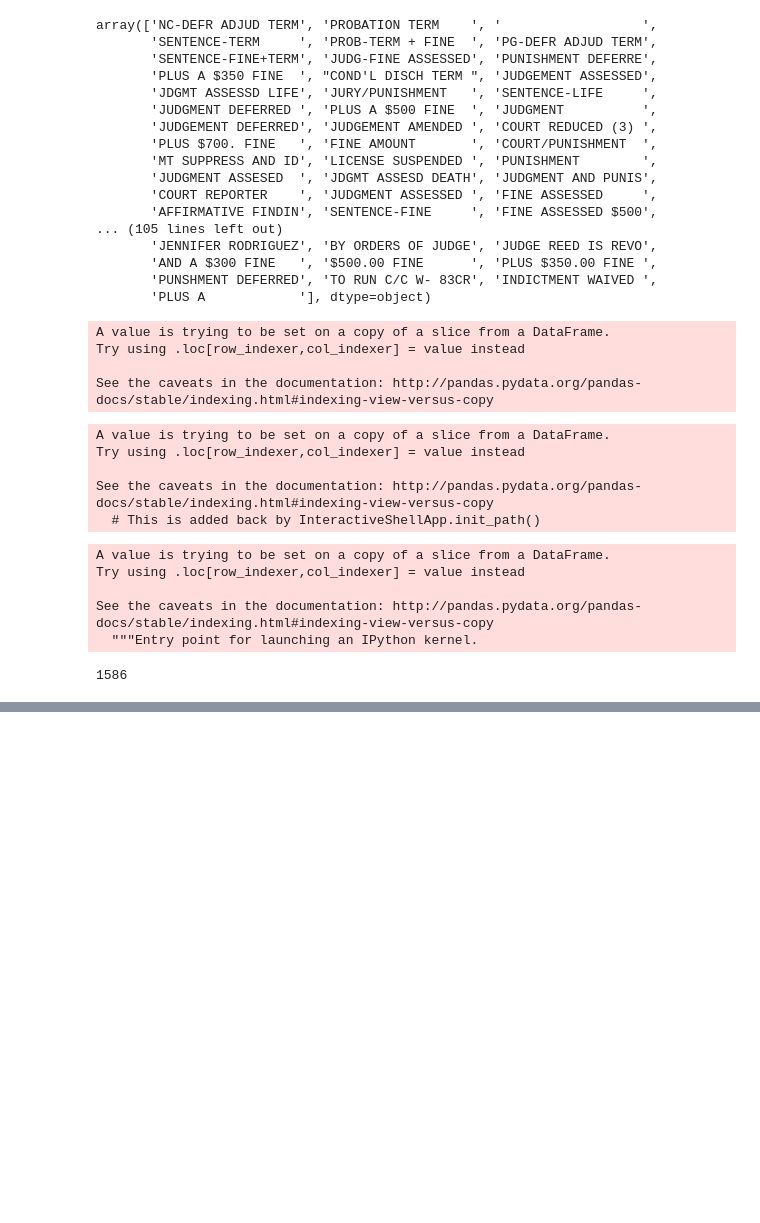
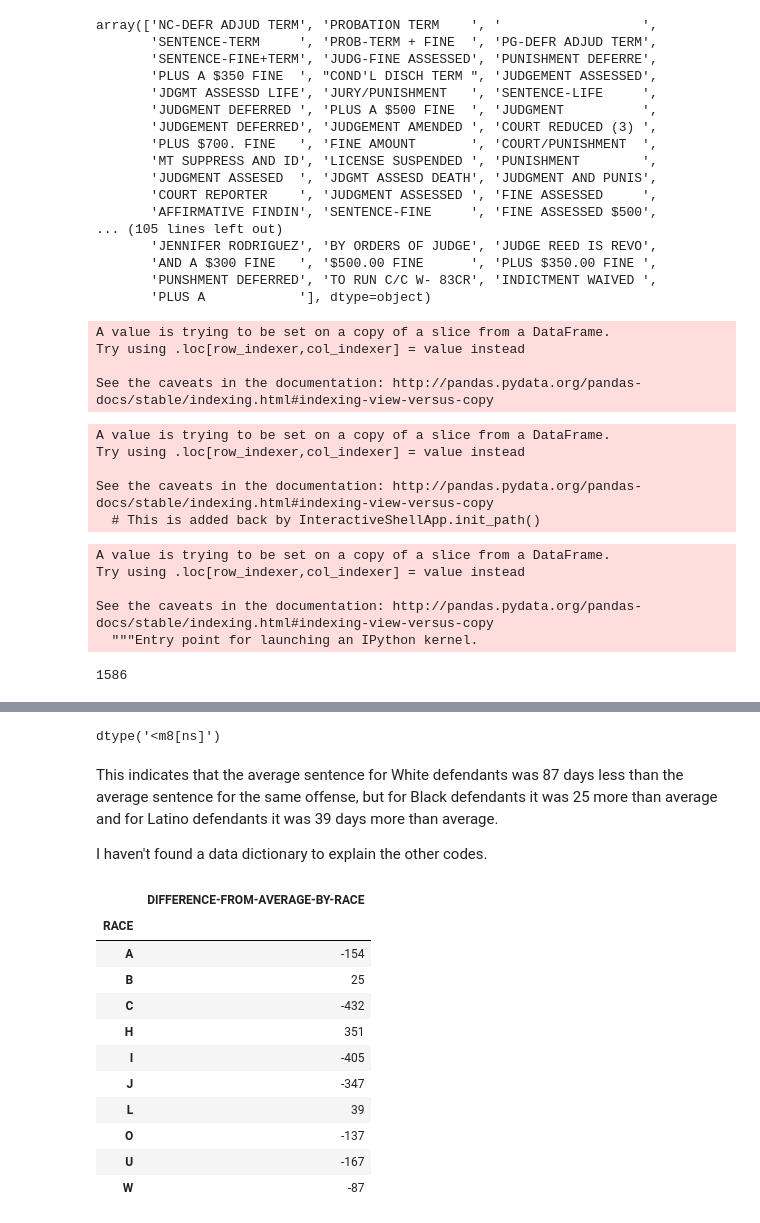
Before and after one commit to open-austin/complaint-map, a Jupyter notebook: notebooks/Bexar_sentences.ipynb, the cells around one changed output, grey strips where cells are left out. Cells and saved outputs as stored; diff of their text form; code cells hidden in the pictures; blank space fills up the shorter version.

```diff
--- a/notebooks/Bexar_sentences.ipynb
+++ b/notebooks/Bexar_sentences.ipynb
@@ -160,0 +169,4 @@ average_sentences = sentences[["OFFENSE-CODE","OFFENSE-DESC","ORIGINAL-SENTENCE"
+# %%
+sentences_with_average["AVERAGE-SENTENCE-FOR-CODE"].dtype
+# %% [output]
+dtype('<m8[ns]')
@@ -160,0 +183,4 @@ average_sentences = sentences[["OFFENSE-CODE","OFFENSE-DESC","ORIGINAL-SENTENCE"
+# %% [markdown]
+This indicates that the average sentence for White defendants was 87 days less than the average sentence for the same offense, but for Black defendants it was 25 more than average and for Latino defendants it was 39 days more than average.
+
+I haven't found a data dictionary to explain the other codes.
@@ -160,0 +200,17 @@ average_sentences = sentences[["OFFENSE-CODE","OFFENSE-DESC","ORIGINAL-SENTENCE"
+# %%
+# need to convert the timedelta to a # of days
+
+race_graph
+# %% [output]
+|  | DIFFERENCE-FROM-AVERAGE-BY-RACE |
+| RACE |  |
+| A | -154 |
+| B | 25 |
+| C | -432 |
+| H | 351 |
+| I | -405 |
+| J | -347 |
+| L | 39 |
+| O | -137 |
+| U | -167 |
+| W | -87 |
```
Also changed, not shown: parts of 20 cells of this notebook.
